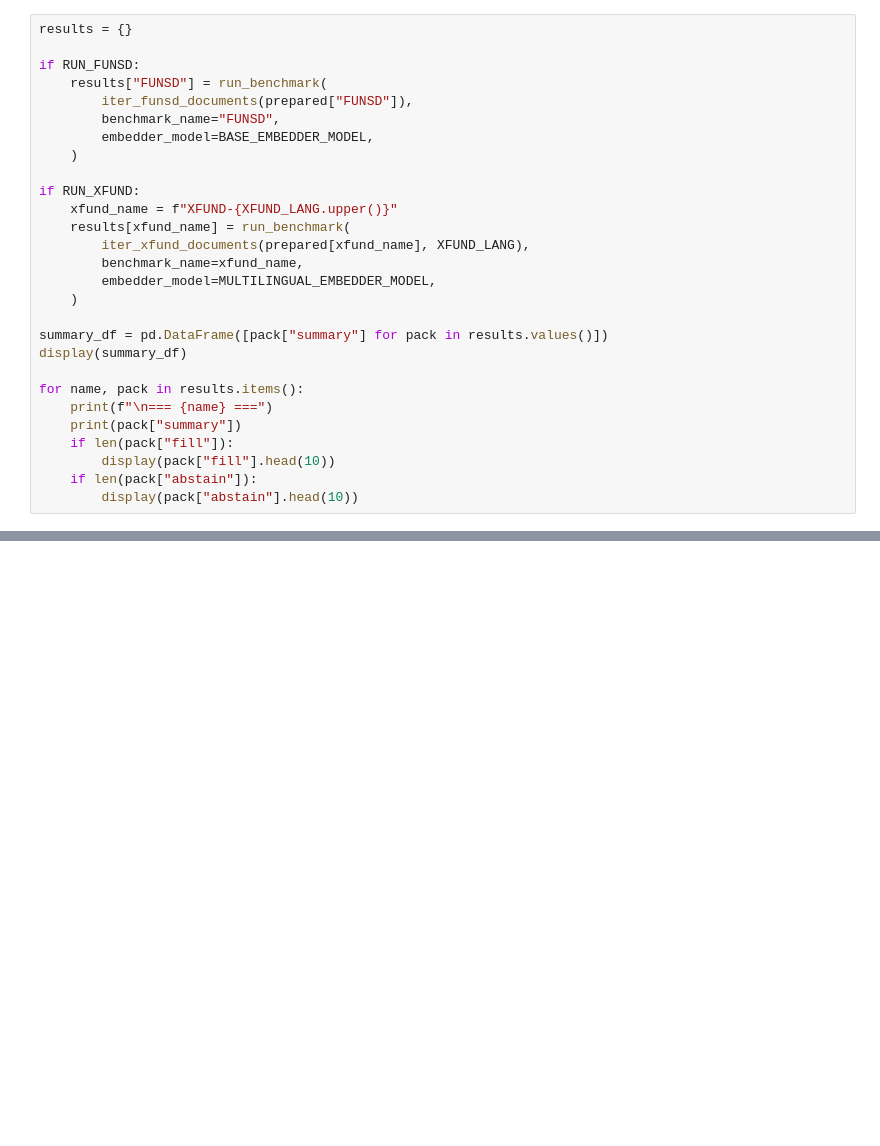
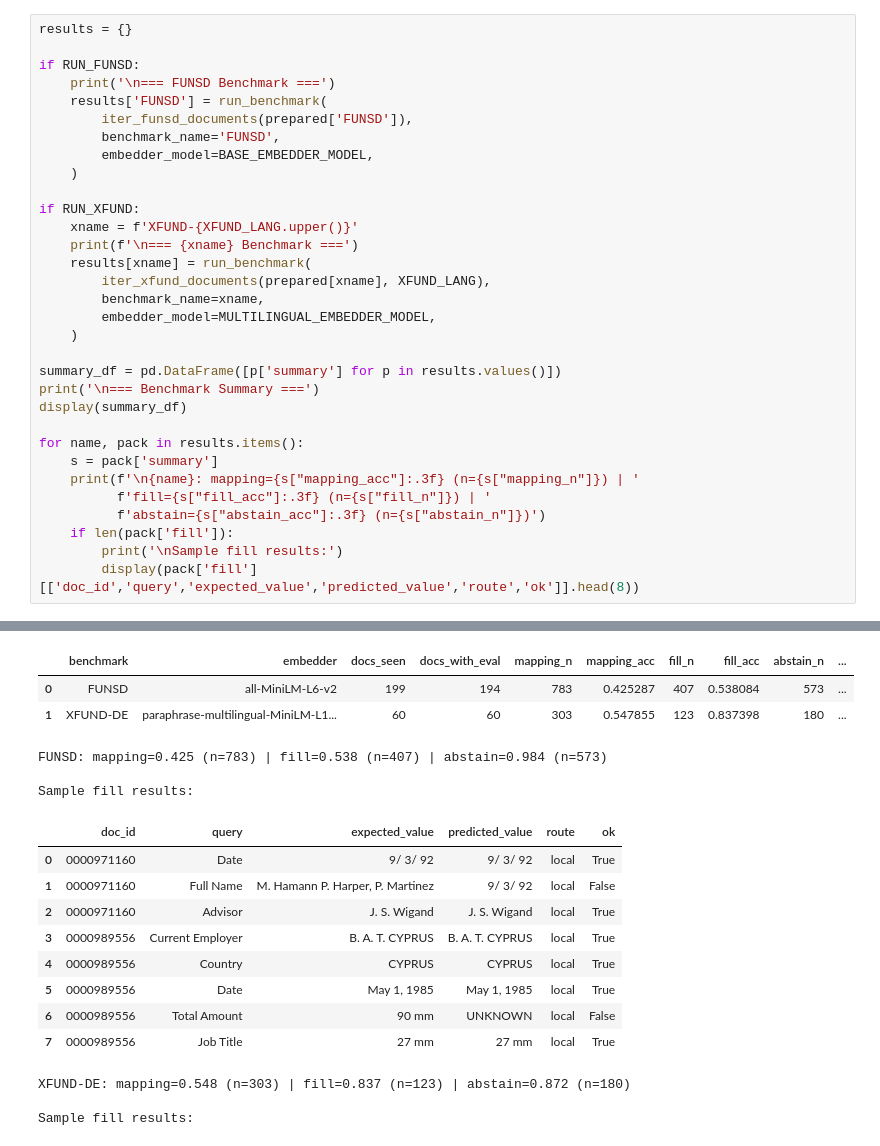
Before and after one commit to GIND123/Autofill-Graph, a Jupyter notebook: Baseline/StandardBenchmarkSuite_Lite.ipynb, the cells around one changed output, grey strips where cells are left out. Cells and saved outputs as stored; diff of their text form; blank space fills up the shorter version.

```diff
--- a/Baseline/StandardBenchmarkSuite_Lite.ipynb
+++ b/Baseline/StandardBenchmarkSuite_Lite.ipynb
@@ -529,27 +495,32 @@ print(f"Total local benchmark usage: {human_bytes(assert_under_budget())}")
 results = {}
 
 if RUN_FUNSD:
-    results["FUNSD"] = run_benchmark(
-        iter_funsd_documents(prepared["FUNSD"]),
-        benchmark_name="FUNSD",
+    print('\n=== FUNSD Benchmark ===')
+    results['FUNSD'] = run_benchmark(
+        iter_funsd_documents(prepared['FUNSD']),
+        benchmark_name='FUNSD',
         embedder_model=BASE_EMBEDDER_MODEL,
     )
 
 if RUN_XFUND:
-    xfund_name = f"XFUND-{XFUND_LANG.upper()}"
-    results[xfund_name] = run_benchmark(
-        iter_xfund_documents(prepared[xfund_name], XFUND_LANG),
-        benchmark_name=xfund_name,
+    xname = f'XFUND-{XFUND_LANG.upper()}'
+    print(f'\n=== {xname} Benchmark ===')
+    results[xname] = run_benchmark(
+        iter_xfund_documents(prepared[xname], XFUND_LANG),
+        benchmark_name=xname,
         embedder_model=MULTILINGUAL_EMBEDDER_MODEL,
     )
 
-summary_df = pd.DataFrame([pack["summary"] for pack in results.values()])
+summary_df = pd.DataFrame([p['summary'] for p in results.values()])
+print('\n=== Benchmark Summary ===')
 display(summary_df)
 
 for name, pack in results.items():
-    print(f"\n=== {name} ===")
-    print(pack["summary"])
-    if len(pack["fill"]):
-        display(pack["fill"].head(10))
-    if len(pack["abstain"]):
-        display(pack["abstain"].head(10))
+    s = pack['summary']
+    print(f'\n{name}: mapping={s["mapping_acc"]:.3f} (n={s["mapping_n"]}) | '
+          f'fill={s["fill_acc"]:.3f} (n={s["fill_n"]}) | '
+          f'abstain={s["abstain_acc"]:.3f} (n={s["abstain_n"]})')
+    if len(pack['fill']):
+        print('\nSample fill results:')
+        display(pack['fill'][['doc_id','query','expected_value','predicted_value','route','ok']].head(8))
+# %% [output]
@@ -555,0 +544,18 @@ for name, pack in results.items():
+|  | benchmark | embedder | docs_seen | docs_with_eval | mapping_n | mapping_acc | fill_n | fill_acc | abstain_n | ... |
+| 0 | FUNSD | all-MiniLM-L6-v2 | 199 | 194 | 783 | 0.425287 | 407 | 0.538084 | 573 | ... |
+| 1 | XFUND-DE | paraphrase-multilingual-MiniLM-L1... | 60 | 60 | 303 | 0.547855 | 123 | 0.837398 | 180 | ... |
+FUNSD: mapping=0.425 (n=783) | fill=0.538 (n=407) | abstain=0.984 (n=573)
+
+Sample fill results:
+|  | doc_id | query | expected_value | predicted_value | route | ok |
+| 0 | 0000971160 | Date | 9/ 3/ 92 | 9/ 3/ 92 | local | True |
+| 1 | 0000971160 | Full Name | M. Hamann P. Harper, P. Martinez | 9/ 3/ 92 | local | False |
+| 2 | 0000971160 | Advisor | J. S. Wigand | J. S. Wigand | local | True |
+| 3 | 0000989556 | Current Employer | B. A. T. CYPRUS | B. A. T. CYPRUS | local | True |
+| 4 | 0000989556 | Country | CYPRUS | CYPRUS | local | True |
+| 5 | 0000989556 | Date | May 1, 1985 | May 1, 1985 | local | True |
+| 6 | 0000989556 | Total Amount | 90 mm | UNKNOWN | local | False |
+| 7 | 0000989556 | Job Title | 27 mm | 27 mm | local | True |
+XFUND-DE: mapping=0.548 (n=303) | fill=0.837 (n=123) | abstain=0.872 (n=180)
+
+Sample fill results:
```
Also changed, not shown: parts of 12 cells of this notebook, 14 other files.
